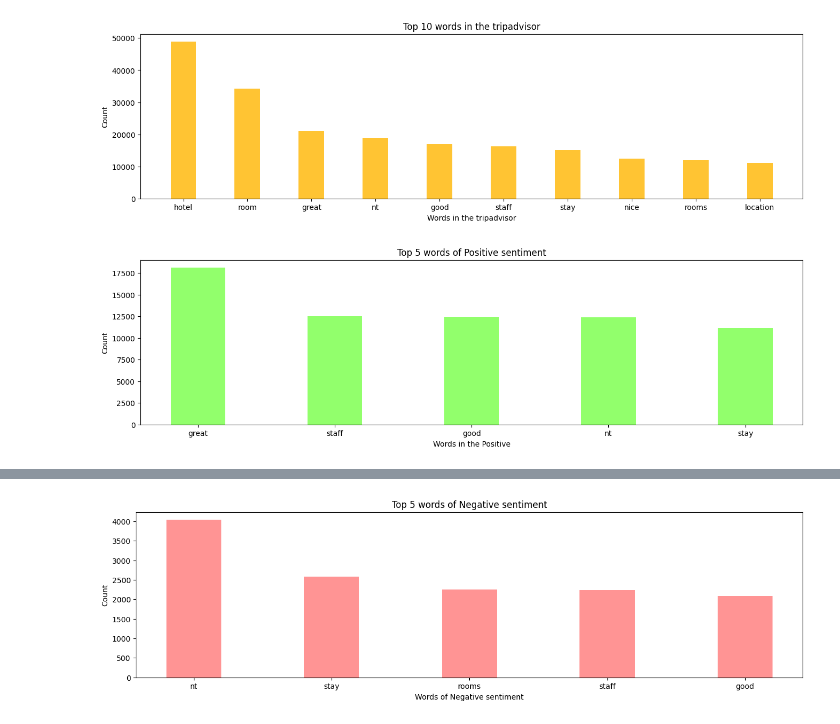
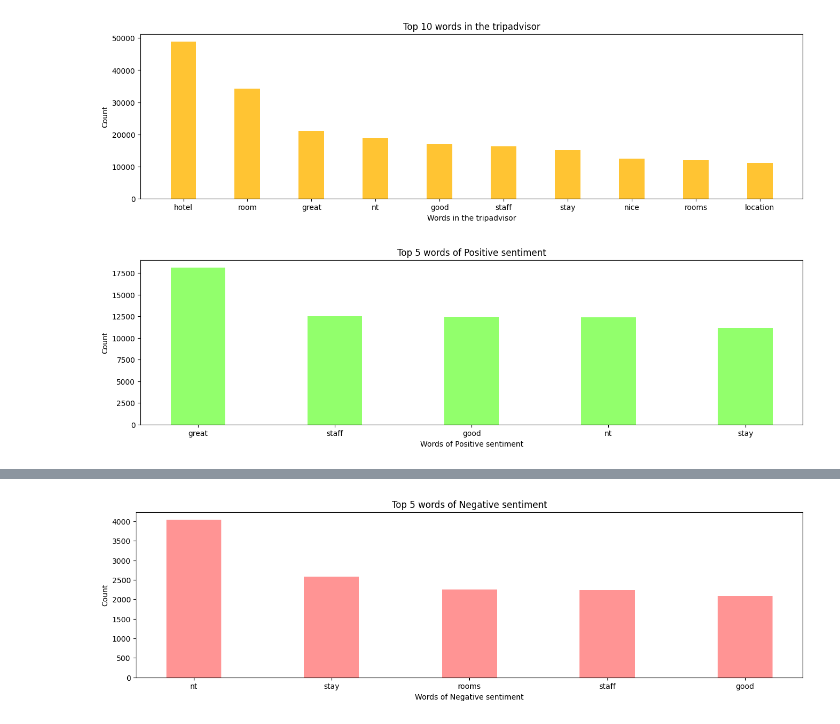
Before and after one commit to Tonry12/data_science_bootcamp_8_tonnaw, a Jupyter notebook: Project1_66_Bigdata.ipynb, the cells around one changed output, grey strips where cells are left out. Cells and saved outputs as stored; diff of their text form; code cells hidden in the pictures.

```diff
--- a/Project1_66_Bigdata.ipynb
+++ b/Project1_66_Bigdata.ipynb
@@ -232,22 +232,22 @@ plt.show()
 # %%
 #histogram Positive sentiment
 freq = {}
 for i in pos['tokens']:
     for j in i:
         if j not in freq:
             freq[j] = 1
         else:
             freq[j] += 1
 list(freq.items())[:25]
 freq_df=pd.DataFrame(sorted(freq.items(),key=lambda x:x[1],reverse=True))
 f1=freq_df[0][2:7]
 f2=freq_df[1][2:7]
 plt.figure(1,figsize=(16,4))
 plt.bar(f1,f2,color ='#92FF6C',width = 0.4)
-plt.xlabel("Words in the Positive")
+plt.xlabel("Words of Positive sentiment")
 plt.ylabel("Count")
 plt.title("Top 5 words of Positive sentiment")
 plt.savefig("wordfrequency.png")
 plt.show()
 # %% [output]
-[figure, old version]
+[figure, new version]
```
Also changed, not shown: parts of 1 cell of this notebook.
